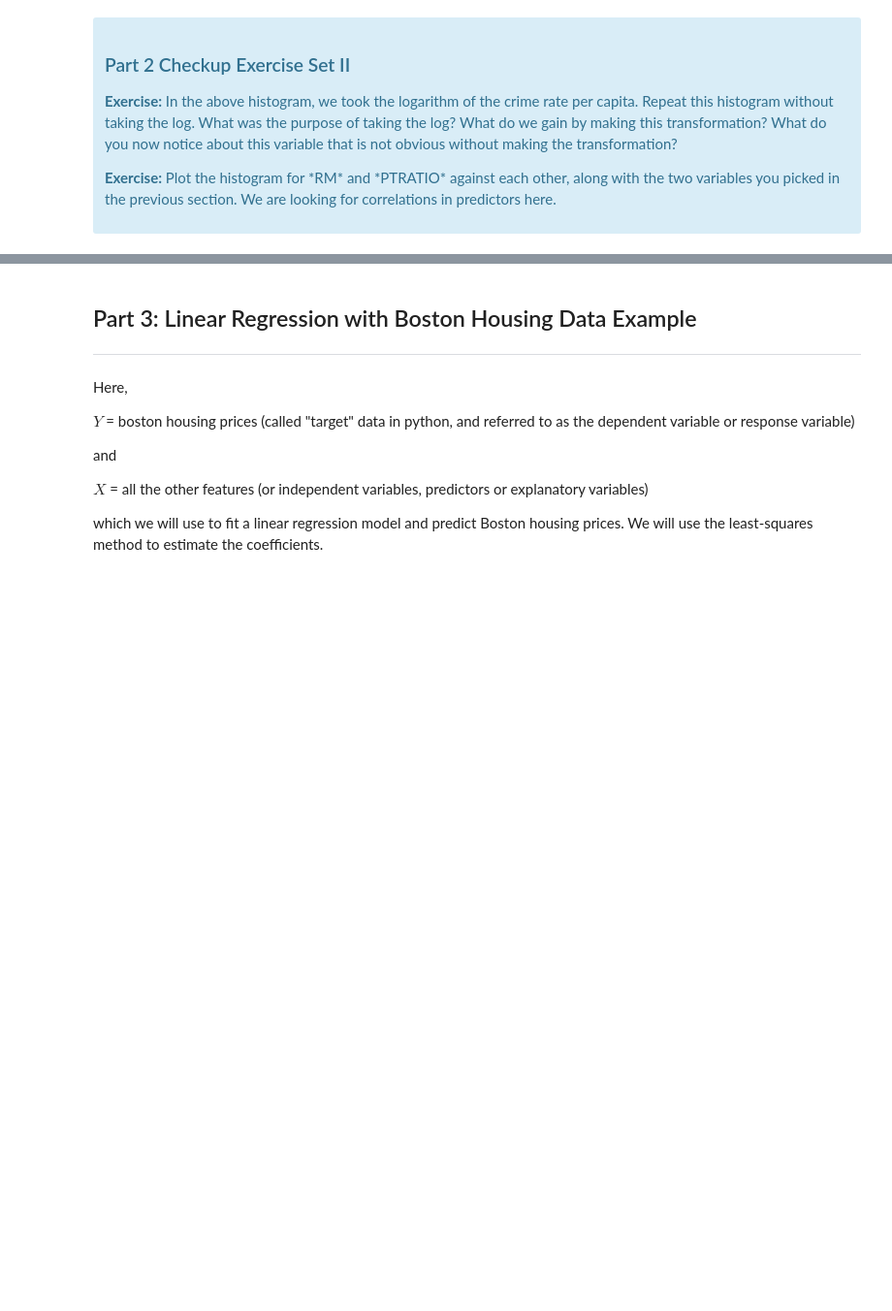
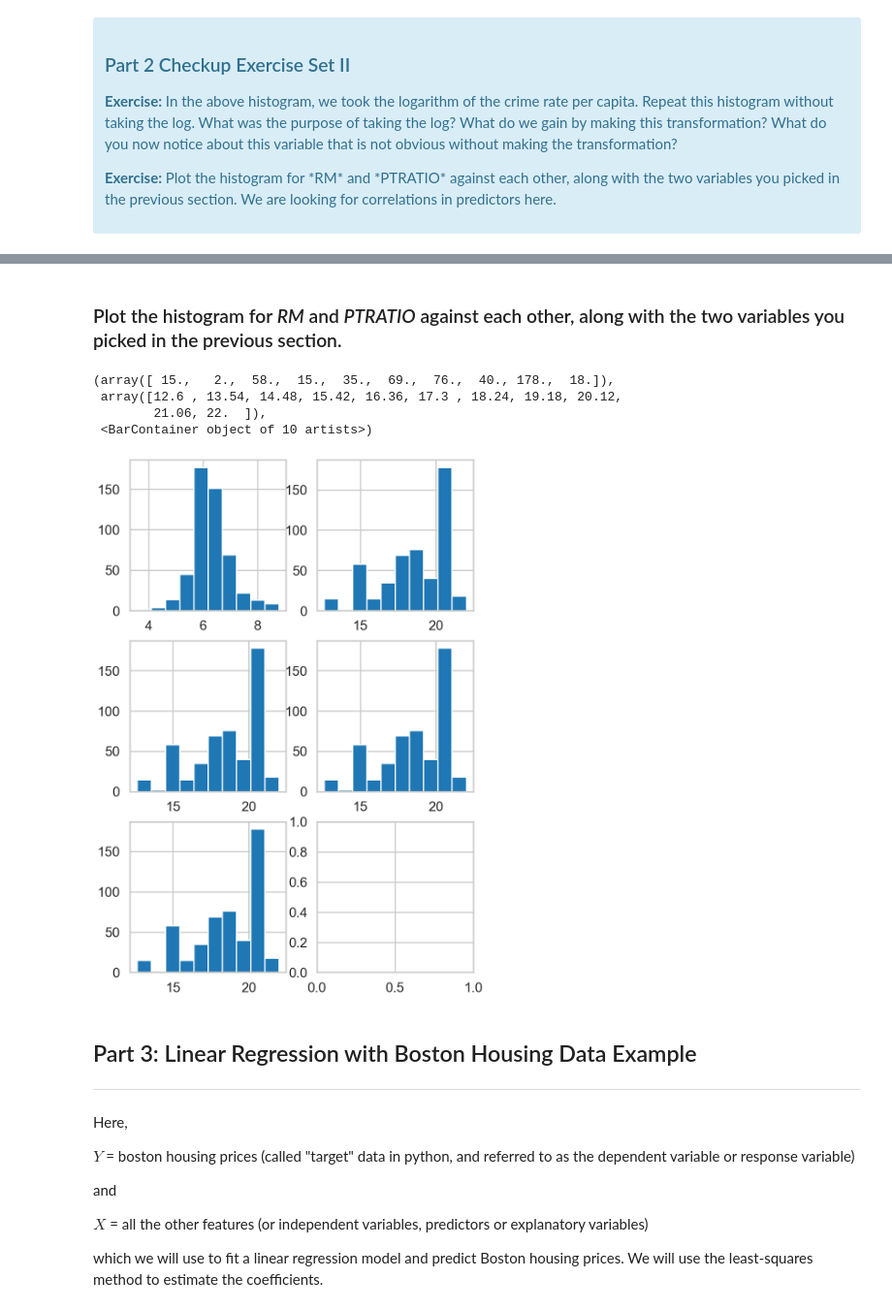
Before and after one commit to kwcode2016/mec-11.4.1-linear-regression-mini-project, a Jupyter notebook: Mini_Project_Linear_Regression.ipynb, the cells around one changed output, grey strips where cells are left out. Shown at 97% size. Cells and saved outputs as stored; diff of their text form; code cells hidden in the pictures; blank space fills up the shorter version.

```diff
--- a/Mini_Project_Linear_Regression.ipynb
+++ b/Mini_Project_Linear_Regression.ipynb
@@ -371,3 +384,29 @@ plt.show()
+# %% [markdown]
+### Plot the histogram for *RM* and *PTRATIO* against each other, along with the two variables you picked in the previous section.
+# %%
+plt.subplots(3,2, figsize =(10,15))
+hist1 = plt.subplot(3,2,1)
+hist1.hist(bos.RM)
+
+hist2 = plt.subplot(3,2,2)
+hist2.hist(bos.PTRATIO)
+
+
+hist3 = plt.subplot(3,2,3)
+hist3.hist(bos.PTRATIO)
+
+
+hist4 = plt.subplot(3,2,4)
+hist4.hist(bos.PTRATIO)
+
+hist5 = plt.subplot(3,2,5)
+hist5.hist(bos.PTRATIO)
+# %% [output]
+(array([ 15.,   2.,  58.,  15.,  35.,  69.,  76.,  40., 178.,  18.]),
+ array([12.6 , 13.54, 14.48, 15.42, 16.36, 17.3 , 18.24, 19.18, 20.12,
+        21.06, 22.  ]),
+ <BarContainer object of 10 artists>)
+[figure, added]
 # %% [markdown]
 ## Part 3: Linear Regression with Boston Housing Data Example
 ***
```
Also changed, not shown: parts of 5 cells of this notebook, 1 other file.
